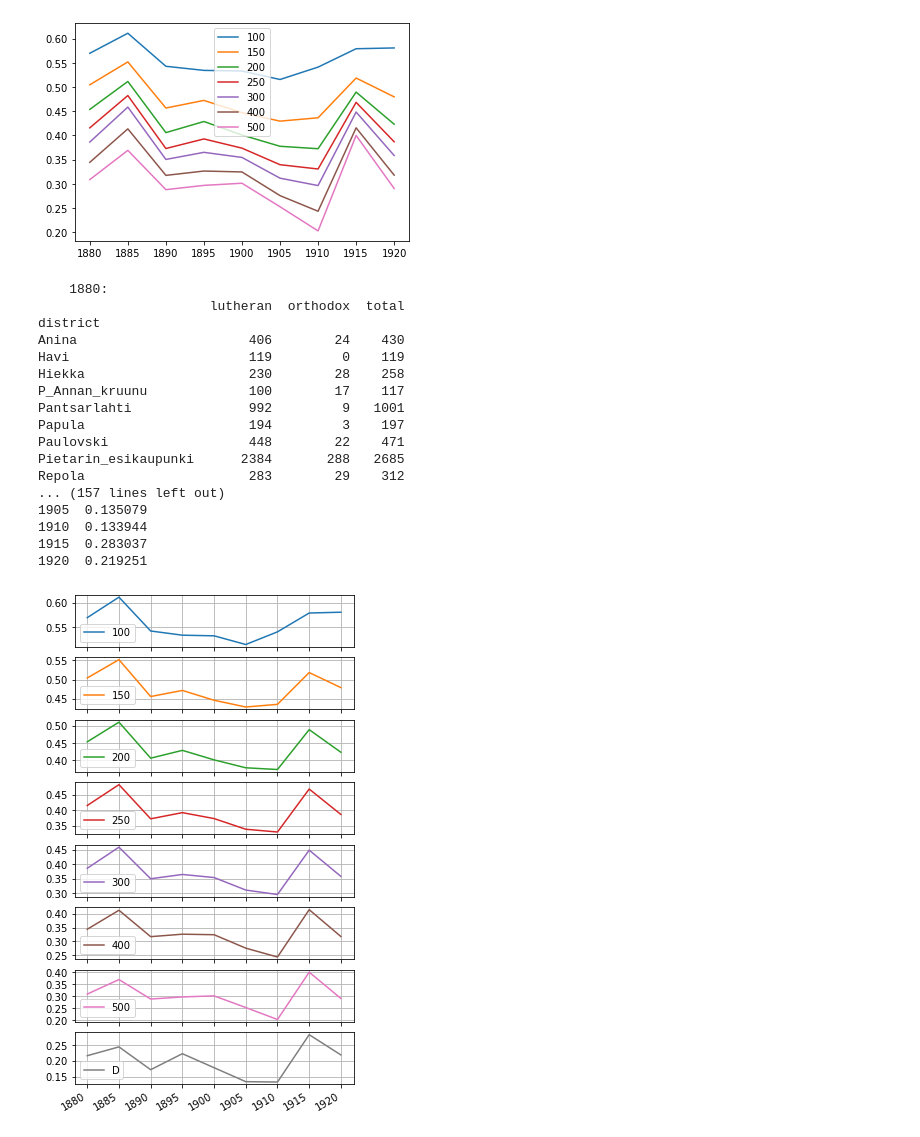
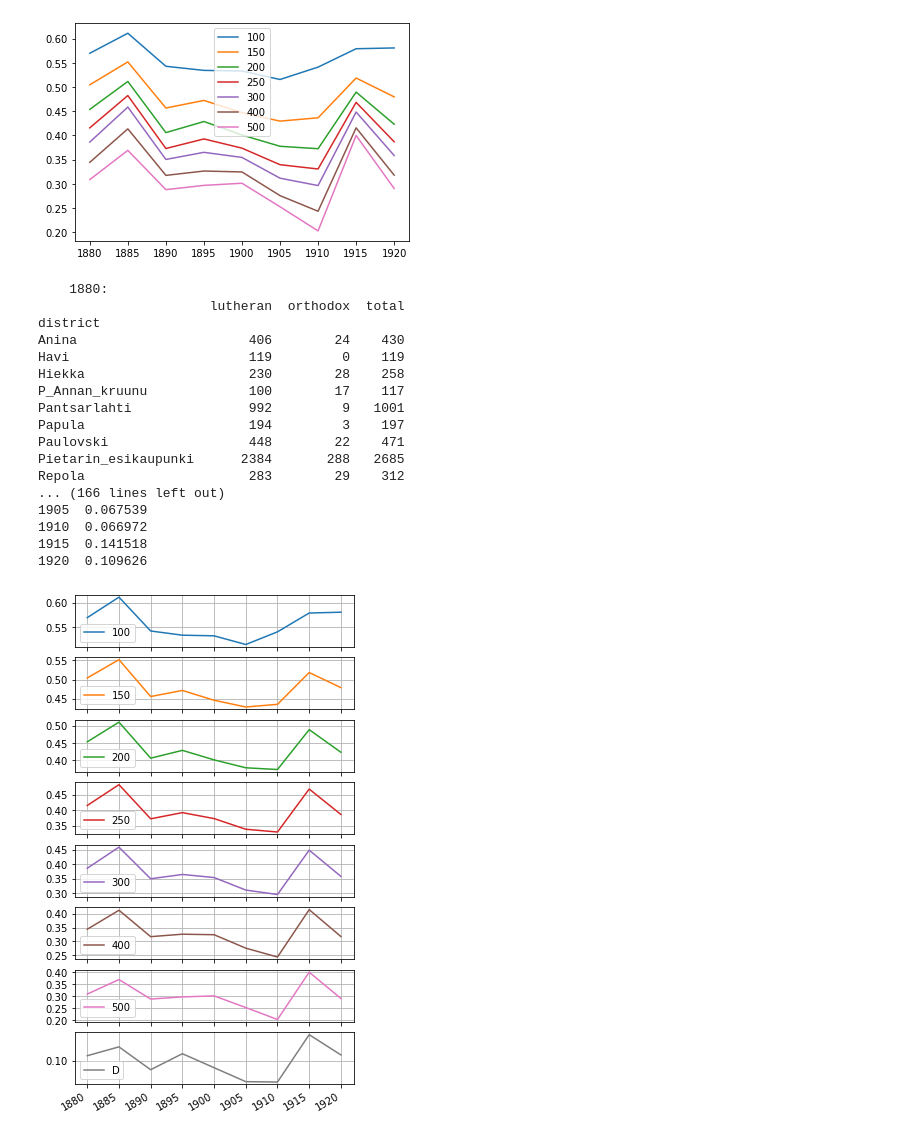
Before and after one commit to AnttiHaerkoenen/spatial_segregation, a Jupyter notebook: notebooks/segregation_change_1880-1920.ipynb, the cells around one changed output. Saved outputs shown, nothing was run; the diff lists cells and outputs as text; code cells hidden in the pictures.

Commit message:
totals

```diff
--- a/notebooks/segregation_change_1880-1920.ipynb
+++ b/notebooks/segregation_change_1880-1920.ipynb
@@ -299,6 +299,8 @@ for year in range(1880, 1921, 5):
         ).pipe(prepare_pop_data)
     population_data = population_data[population_data.district.isin(districts_in_city)]
     population_data = population_data.loc[:, ['district', 'lutheran', 'orthodox', 'total']].groupby('district').sum()
+    totals = pd.Series(population_data.sum(axis=0), name='totals')
+    population_data = population_data.append(totals)
 
     D = Dissim(
         population_data,
@@ -309,36 +311,36 @@ for year in range(1880, 1921, 5):
 
     print(f'    {year}:')
     print(population_data)
     print()
 
 results['D'] = pd.Series(results_D)
 print(results)
 fig, *axes = results.plot(
     figsize=(5, 10),
     subplots=True,
     grid=True,
 )
 for ax in axes:
     ticks = np.arange(0, 1, 0.05)
     ax.set_yticks(ticks)
     ax.autoscale_view()
 plt.savefig('../figures/S_and_D.png')
 # %% [output]
     1880:
                       lutheran  orthodox  total
 district
 Anina                      406        24    430
 Havi                       119         0    119
 Hiekka                     230        28    258
 P_Annan_kruunu             100        17    117
 Pantsarlahti               992         9   1001
 Papula                     194         3    197
 Paulovski                  448        22    471
 Pietarin_esikaupunki      2384       288   2685
 Repola                     283        29    312
-... (157 lines left out)
-1905  0.135079
-1910  0.133944
-1915  0.283037
-1920  0.219251
+... (166 lines left out)
+1905  0.067539
+1910  0.066972
+1915  0.141518
+1920  0.109626
-[figure, old version]
+[figure, new version]
```
Also changed, not shown: 1 other file.
